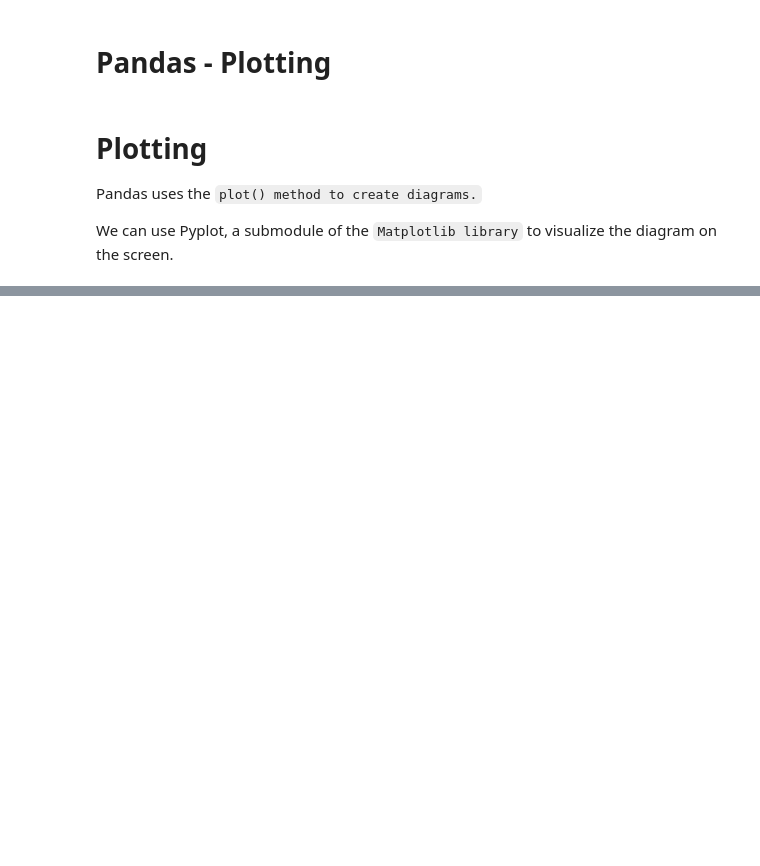
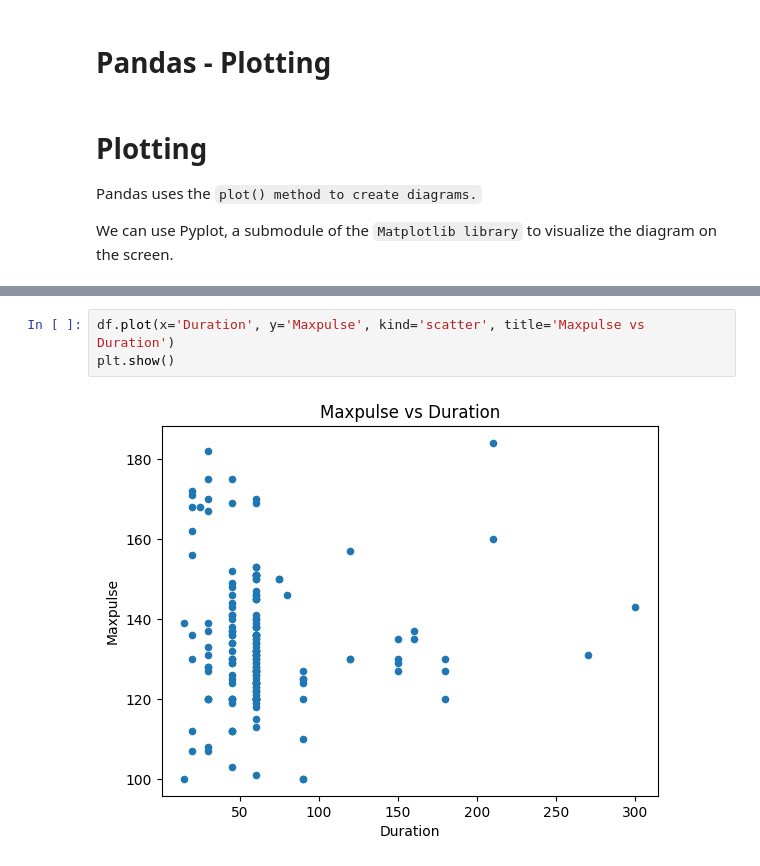
Before and after one commit to Dileepchy/Pandas_Tutorial, a Jupyter notebook: pandas.ipynb, the cells around one changed output, grey strips where cells are left out. Drawn from its saved outputs; the diff is of its cells as text; blank space fills up the shorter version.

```diff
--- a/pandas.ipynb
+++ b/pandas.ipynb
@@ -751,0 +772,5 @@ We can use Pyplot, a submodule of the `Matplotlib library` to visualize the diag
+# %%
+df.plot(x='Duration', y='Maxpulse', kind='scatter', title='Maxpulse vs Duration')
+plt.show()
+# %% [output]
+[figure, added]
```
Also changed, not shown: parts of 5 cells of this notebook.
